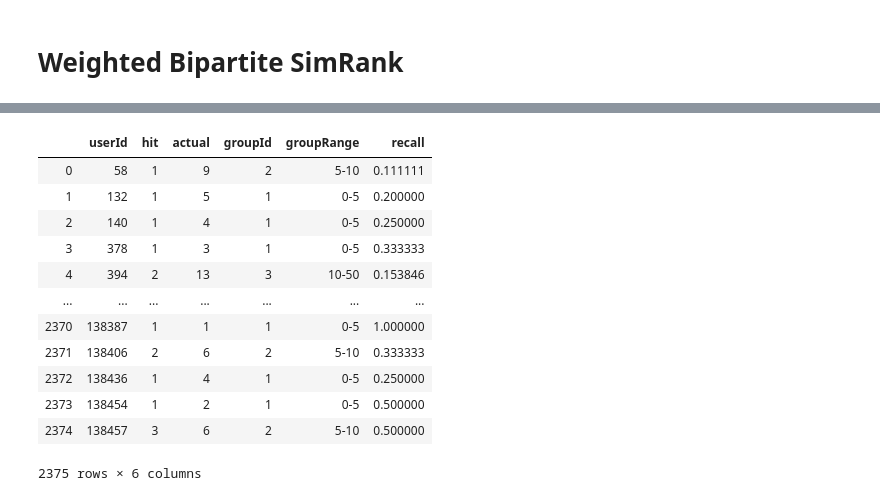
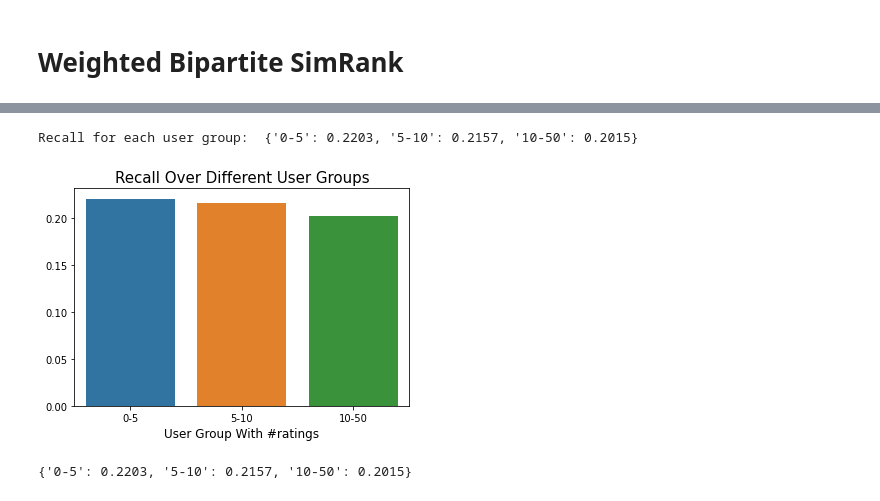
Before and after one commit to ysong1231/SimRank, a Jupyter notebook: Main.ipynb, the cells around one changed output, grey strips where cells are left out. Cells and saved outputs as stored; diff of their text form; code cells hidden in the pictures.

```diff
--- a/Main.ipynb
+++ b/Main.ipynb
@@ -357,16 +218,9 @@ https://pandas.pydata.org/pandas-docs/stable/user_guide/indexing.html#deprecate-
-# %%
-df_hit_count
-# %% [output]
-|  | userId | hit | actual | groupId | groupRange | recall |
-| 0 | 58 | 1 | 9 | 2 | 5-10 | 0.111111 |
-| 1 | 132 | 1 | 5 | 1 | 0-5 | 0.200000 |
-| 2 | 140 | 1 | 4 | 1 | 0-5 | 0.250000 |
-| 3 | 378 | 1 | 3 | 1 | 0-5 | 0.333333 |
-| 4 | 394 | 2 | 13 | 3 | 10-50 | 0.153846 |
-| ... | ... | ... | ... | ... | ... | ... |
-| 2370 | 138387 | 1 | 1 | 1 | 0-5 | 1.000000 |
-| 2371 | 138406 | 2 | 6 | 2 | 5-10 | 0.333333 |
-| 2372 | 138436 | 1 | 4 | 1 | 0-5 | 0.250000 |
-| 2373 | 138454 | 1 | 2 | 1 | 0-5 | 0.500000 |
-| 2374 | 138457 | 3 | 6 | 2 | 5-10 | 0.500000 |
-2375 rows × 6 columns
+# %%
+evaluation.recall_over_user_group(
+    rating_test,
+    wbs_pred,
+    user_grouped = user_grouped)
+# %% [output]
+Recall for each user group:  {'0-5': 0.2203, '5-10': 0.2157, '10-50': 0.2015}
+[figure, added]
+{'0-5': 0.2203, '5-10': 0.2157, '10-50': 0.2015}
```
Also changed, not shown: parts of 15 cells of this notebook, 1 other file.
